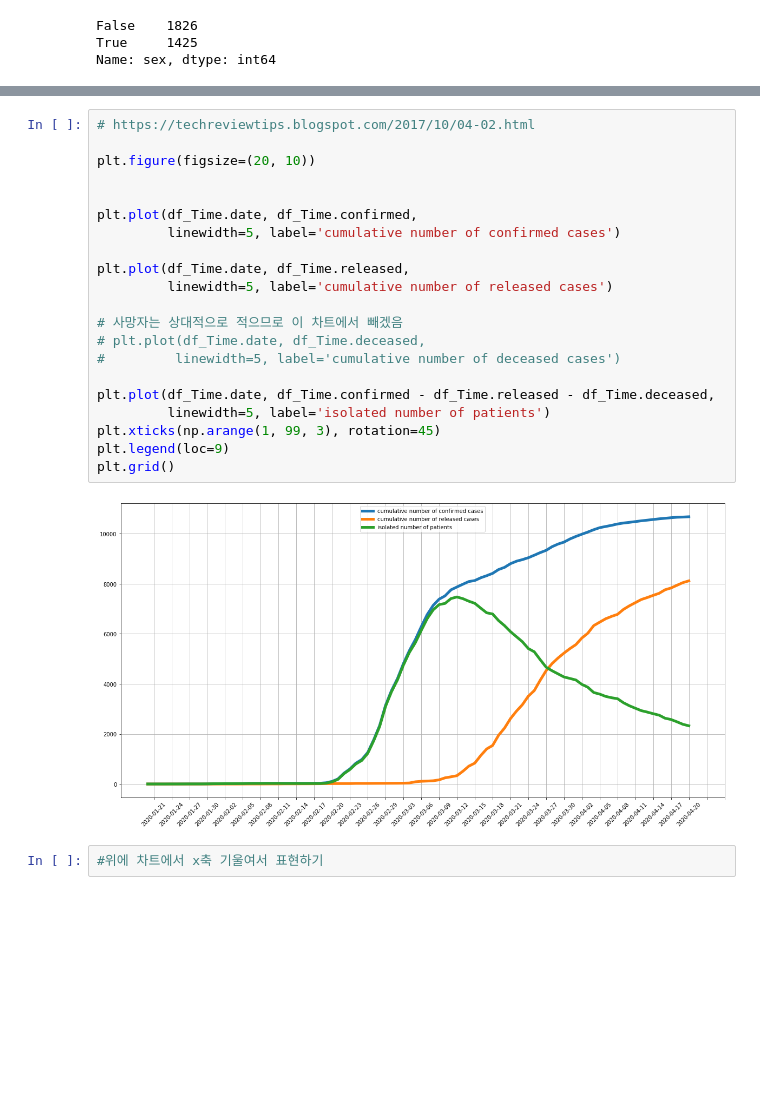
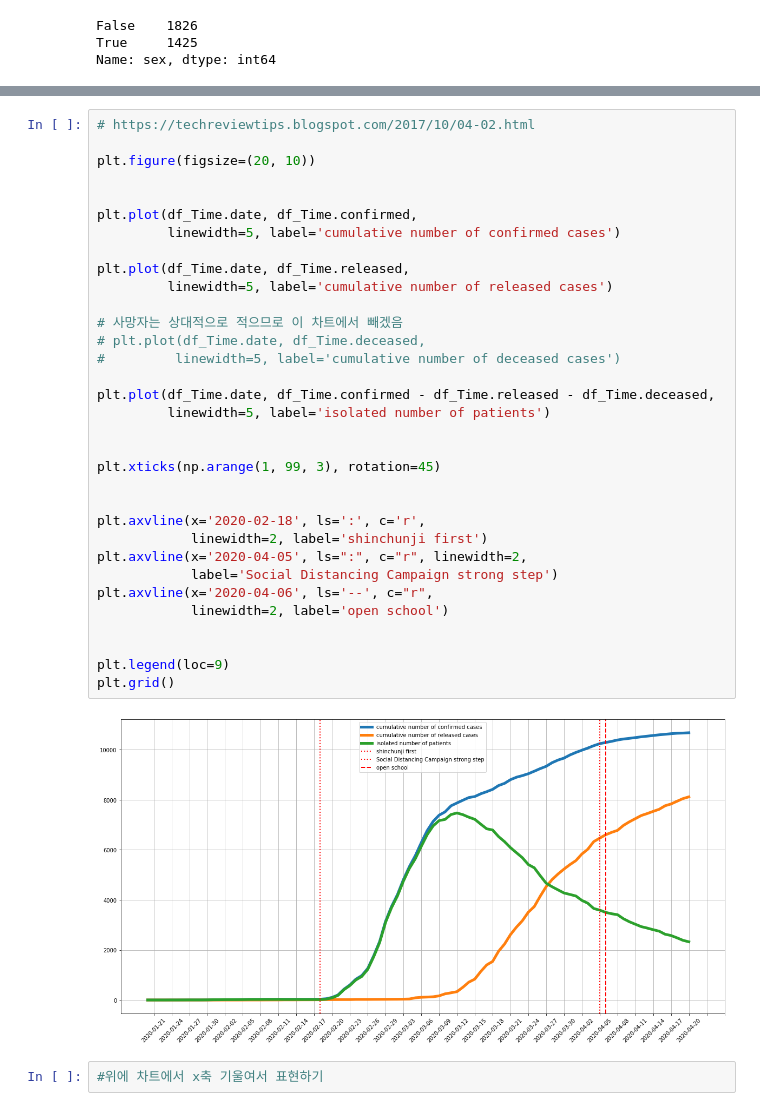
Before and after one commit to Junhyuk93/corona-EDA, a Jupyter notebook: corona_base.ipynb, the cells around one changed output, grey strips where cells are left out. Cells and saved outputs as stored; diff of their text form; blank space fills up the shorter version.

```diff
--- a/corona_base.ipynb
+++ b/corona_base.ipynb
@@ -355,25 +207,37 @@ plt.grid()
 # %%
 # https://techreviewtips.blogspot.com/2017/10/04-02.html
 
 plt.figure(figsize=(20, 10))
 
 
 plt.plot(df_Time.date, df_Time.confirmed,
          linewidth=5, label='cumulative number of confirmed cases')
 
 plt.plot(df_Time.date, df_Time.released,
          linewidth=5, label='cumulative number of released cases')
 
 # 사망자는 상대적으로 적으므로 이 차트에서 빼겠음
 # plt.plot(df_Time.date, df_Time.deceased,
 #         linewidth=5, label='cumulative number of deceased cases')
 
 plt.plot(df_Time.date, df_Time.confirmed - df_Time.released - df_Time.deceased,
          linewidth=5, label='isolated number of patients')
+
+
 plt.xticks(np.arange(1, 99, 3), rotation=45)
+
+
+plt.axvline(x='2020-02-18', ls=':', c='r',
+            linewidth=2, label='shinchunji first')
+plt.axvline(x='2020-04-05', ls=":", c="r", linewidth=2,
+            label='Social Distancing Campaign strong step')
+plt.axvline(x='2020-04-06', ls='--', c="r",
+            linewidth=2, label='open school')
+
+
 plt.legend(loc=9)
 plt.grid()
 # %% [output]
-[figure, old version]
+[figure, new version]
 # %%
 #위에 차트에서 x축 기울여서 표현하기
```
Also changed, not shown: parts of 51 cells of this notebook.
